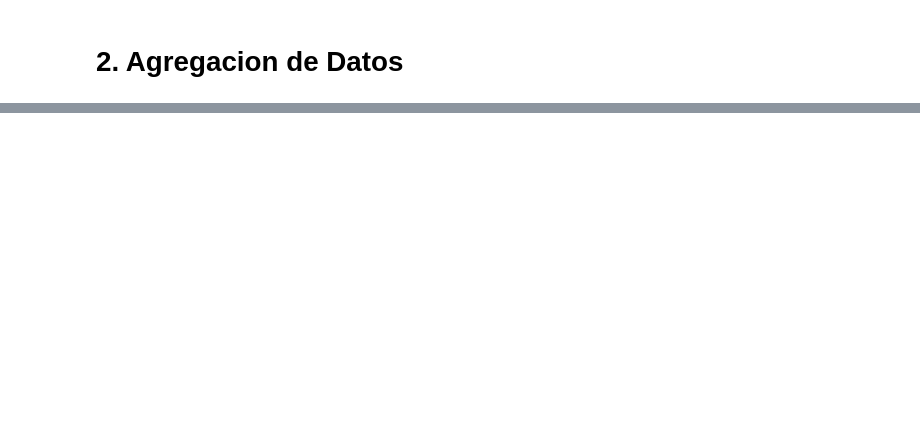
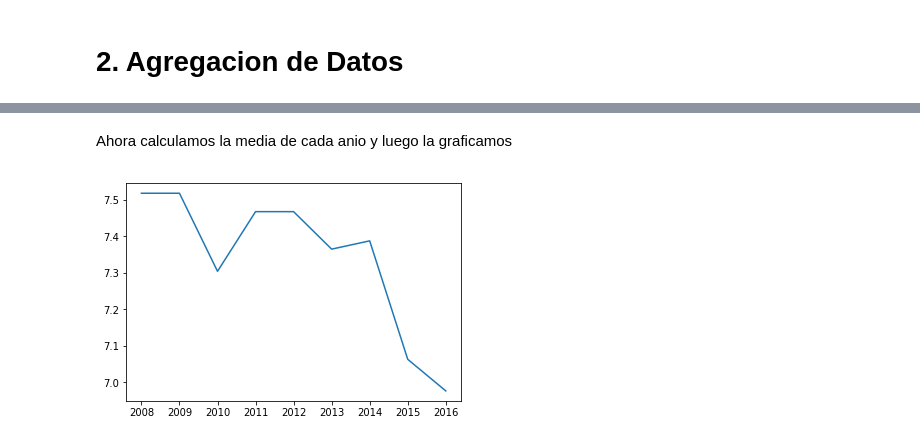
Before and after one commit to nehuengonzalez/diplodatos, a Jupyter notebook: Practico1-Prolijo.ipynb, the cells around one changed output, grey strips where cells are left out. Cells and saved outputs as stored; diff of their text form; code cells hidden in the pictures; blank space fills up the shorter version.

```diff
--- a/Practico1-Prolijo.ipynb
+++ b/Practico1-Prolijo.ipynb
@@ -298,0 +442,19 @@ seaborn.despine()
+# %% [markdown]
+Ahora calculamos la media de cada anio y luego la graficamos
+# %%
+medias_anuales = []
+
+for dato_anual in datos_por_anio:
+    medias_anuales.append(numpy.mean(dato_anual['pf_identity']))
+
+#medias_anuales
+
+plt.plot(anios, medias_anuales)
+plt.xlabel='Anios'
+plt.ylabel='Medias Anuales'
+
+#plt.ylim(0,10)
+
+plt.show()
+# %% [output]
+[figure, added]
```
Also changed, not shown: parts of 84 cells of this notebook.
